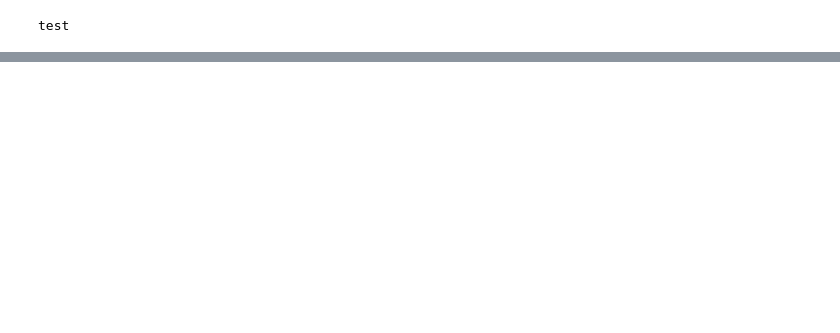
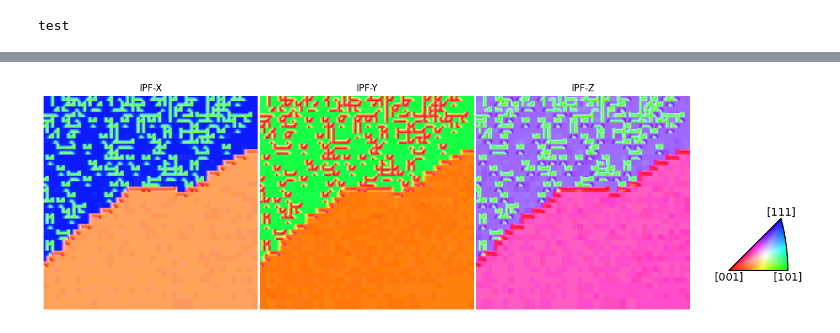
Before and after one commit to jmgiorgi-10/DataScienceNotebooks, a Jupyter notebook: DBSCAN on Materials Data.ipynb, the cells around one changed output, grey strips where cells are left out. Saved outputs shown, nothing was run; the diff lists cells and outputs as text; code cells hidden in the pictures; blank space fills up the shorter version.

```diff
--- a/DBSCAN on Materials Data.ipynb
+++ b/DBSCAN on Materials Data.ipynb
@@ -145,0 +311,27 @@ ori.scatter(figure=fig, position=122, c=colors)
+# %%
+## convert to scalar first before slerping, then return to scalar last convention. ##
+data = np.roll(data,shift=1,axis=-1)
+data_slerped = quat_upsampling(data)
+ori_slerp = Orientation(data_slerped)
+# %%
+## INTERPOLATED (NAIVE SLERP) DATA ##
+
+fig, axes = plt.subplots(ncols=3, figsize=(15, 10))
+for i, ax in enumerate(axes):
+    ckey.direction = Vector3d(directions[i])
+    # Invert because orix assumes lab2crystal when coloring orientations
+    ax.imshow(ckey.orientation2color(~ori_slerp))
+    ax.set_title(f"IPF-{titles[i]}")
+    ax.axis("off")
+
+# Add color key
+ax_ipfkey = fig.add_axes(
+    [0.932, 0.37, 0.1, 0.1],  # (Left, bottom, width, height)
+    projection="ipf",
+    symmetry=ori.symmetry.laue,
+)
+ax_ipfkey.plot_ipf_color_key()
+ax_ipfkey.set_title("")
+fig.subplots_adjust(wspace=0.01)
+# %% [output]
+[figure, added]
```
Also changed, not shown: parts of 19 cells of this notebook, 4 other files.
